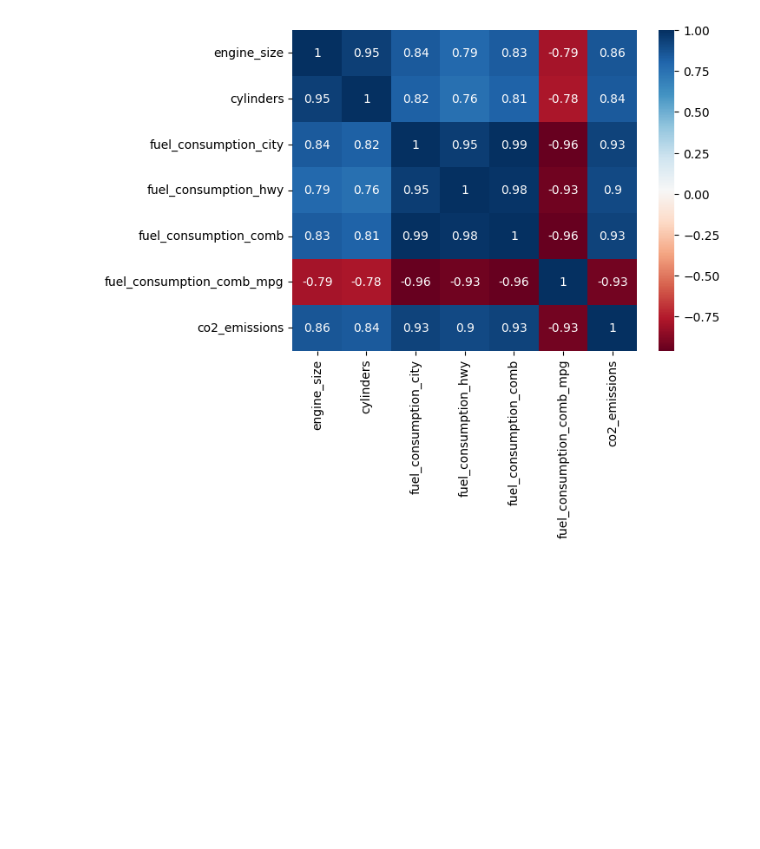
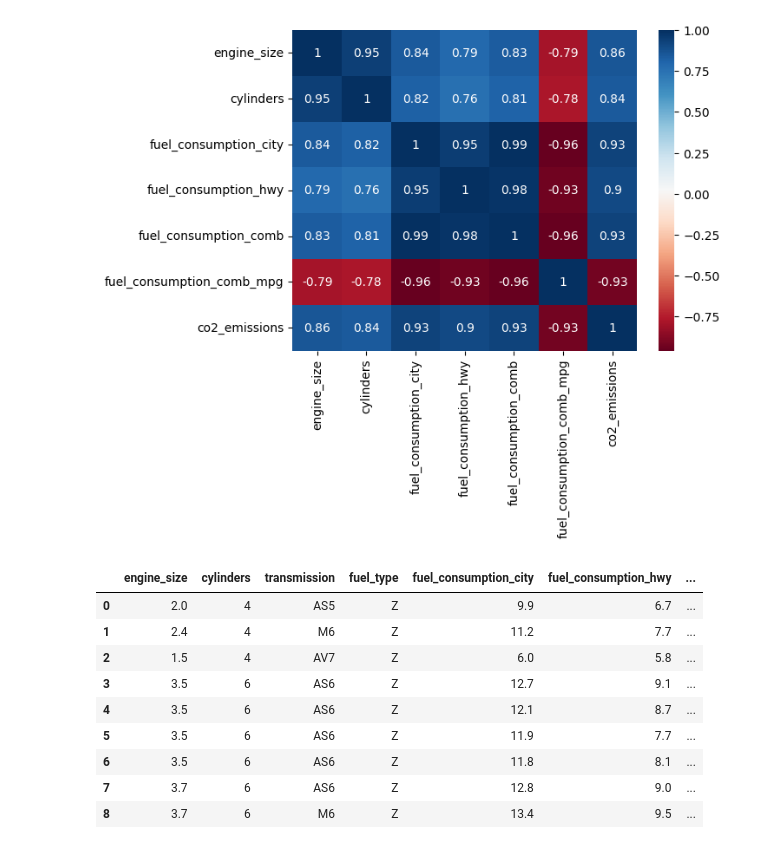
Before and after one commit to Ael-Dev/mlproject_co2_prediction, a Jupyter notebook: notebook/1.EDA.ipynb, the cells around one changed output. Cells and saved outputs as stored; diff of their text form; code cells hidden in the pictures; blank space fills up the shorter version.

```diff
--- a/notebook/1.EDA.ipynb
+++ b/notebook/1.EDA.ipynb
@@ -299,5 +297,3 @@ plt.show()
-# %%
-df.drop(['Make'],axis=1,inplace=True)
 # %% [markdown]
 ## Busqueda de valores atipicos
 # %%
@@ -325,4 +321,7 @@ new_names = {
 }
 
 # Renombrar las columnas usando el diccionario
-df = df.rename(columns=new_names)
+df.rename(columns=new_names, inplace=True)
+# %%
+df.drop(['make'],axis=1,inplace=True)
+df.drop(['Model'],axis=1,inplace=True)
@@ -363,3 +364,18 @@ plt.show()
 [figure]
 # %%
 df.to_csv("./data/DATA_CLEANED.csv", index=False)
+# %%
+df.drop(['Model'],axis=1,inplace=True)
+# %%
+df.head(9)
+# %% [output]
+|  | engine_size | cylinders | transmission | fuel_type | fuel_consumption_city | fuel_consumption_hwy | ... |
+| 0 | 2.0 | 4 | AS5 | Z | 9.9 | 6.7 | ... |
+| 1 | 2.4 | 4 | M6 | Z | 11.2 | 7.7 | ... |
+| 2 | 1.5 | 4 | AV7 | Z | 6.0 | 5.8 | ... |
+| 3 | 3.5 | 6 | AS6 | Z | 12.7 | 9.1 | ... |
+| 4 | 3.5 | 6 | AS6 | Z | 12.1 | 8.7 | ... |
+| 5 | 3.5 | 6 | AS6 | Z | 11.9 | 7.7 | ... |
+| 6 | 3.5 | 6 | AS6 | Z | 11.8 | 8.1 | ... |
+| 7 | 3.7 | 6 | AS6 | Z | 12.8 | 9.0 | ... |
+| 8 | 3.7 | 6 | M6 | Z | 13.4 | 9.5 | ... |
```
Also changed, not shown: parts of 3 cells of this notebook, 8 other files.
